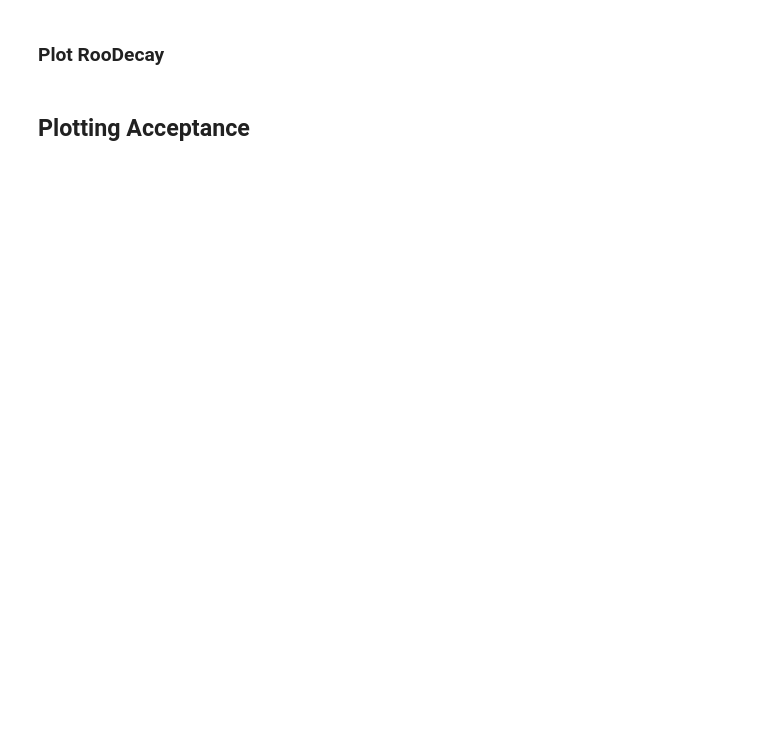
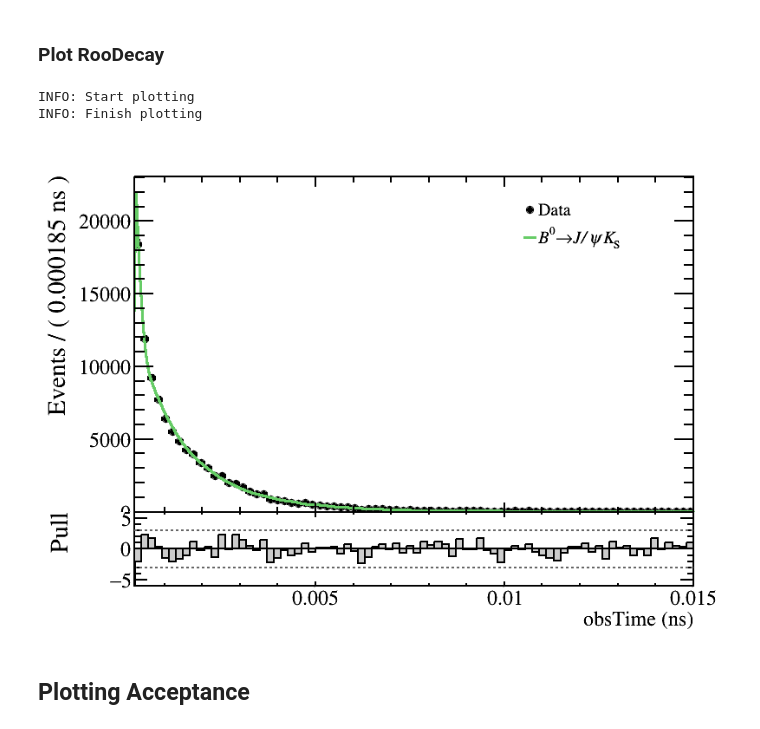
Before and after one commit to chasenberg/Masterthesis, a Jupyter notebook: notebooks/decaytime_studies/acceptance/acceptance_JpsiKS_data.ipynb, the cells around one changed output. Drawn from its saved outputs; the diff is of its cells as text; code cells hidden in the pictures; blank space fills up the shorter version.

Commit message:
time fit shows low deviation

```diff
--- a/notebooks/decaytime_studies/acceptance/acceptance_JpsiKS_data.ipynb
+++ b/notebooks/decaytime_studies/acceptance/acceptance_JpsiKS_data.ipynb
@@ -398,34 +401,38 @@ from ROOT import TColor
 from root_utils.lhcb_style import set_lhcb_style # Set basic LHCb plot style
 set_lhcb_style()
 
 decay_set  = ROOT.RooArgSet(pdfDecayTime.getComponents().find('pdfDecayTime'))
 ROOT.SetOwnership(decay_set, False)
 
 # Prepare frame
 canvas = TCanvas('canvas', 'canvas', 1000, 600)
 ROOT.SetOwnership(canvas, False)
 
-plot_frame = obsTime.frame(ROOT.RooFit.Range(0.0002, 0.015), ROOT.RooFit.Bins(140))
+plot_frame = obsTime.frame(ROOT.RooFit.Range(0.0002, 0.015), ROOT.RooFit.Bins(80))
 ROOT.SetOwnership(plot_frame, False)
 
 data.plotOn(plot_frame, ROOT.RooFit.Name('data'))
 pdfDecayTime.plotOn(plot_frame, RooFit.ProjWData(RooArgSet(obsTimeErr), data, True), RooFit.LineColor(410), ROOT.RooFit.Name('decay_fit'))
 
 ### Add additional informations to the plot
 text_size = 0.05
 # Create TLegend
 legend = ROOT.TLegend(0.7, 0.7, 0.80, 0.85)
 #legend = ROOT.TLegend(0.7, 0.30, 0.80, 0.5)
 ROOT.SetOwnership(plot_frame, False)
 legend.AddEntry(plot_frame.findObject('data'), 'Data', 'p')
 legend.AddEntry(plot_frame.findObject('decay_fit'), '#it{B}^{0}#rightarrow#it{J/#psi}#it{K}_{#kern[-0.3]{S}}', 'l')
 legend.SetTextSize(text_size)
 
 # Plot pulls
 plotname = 'decaytime_data_accfloat'
 can, _ = plot_pulls(plotname, plot_frame, drawables=[legend], save_path= subdir + '/plots/')#, logy=True)#, logy=True
 print('INFO: Finish plotting', flush=True)
 can
+# %% [output]
+INFO: Start plotting
+INFO: Finish plotting
+[figure, added]
 # %% [markdown]
 ## Plotting Acceptance
 # %%
```
Also changed, not shown: parts of 3 cells of this notebook.
